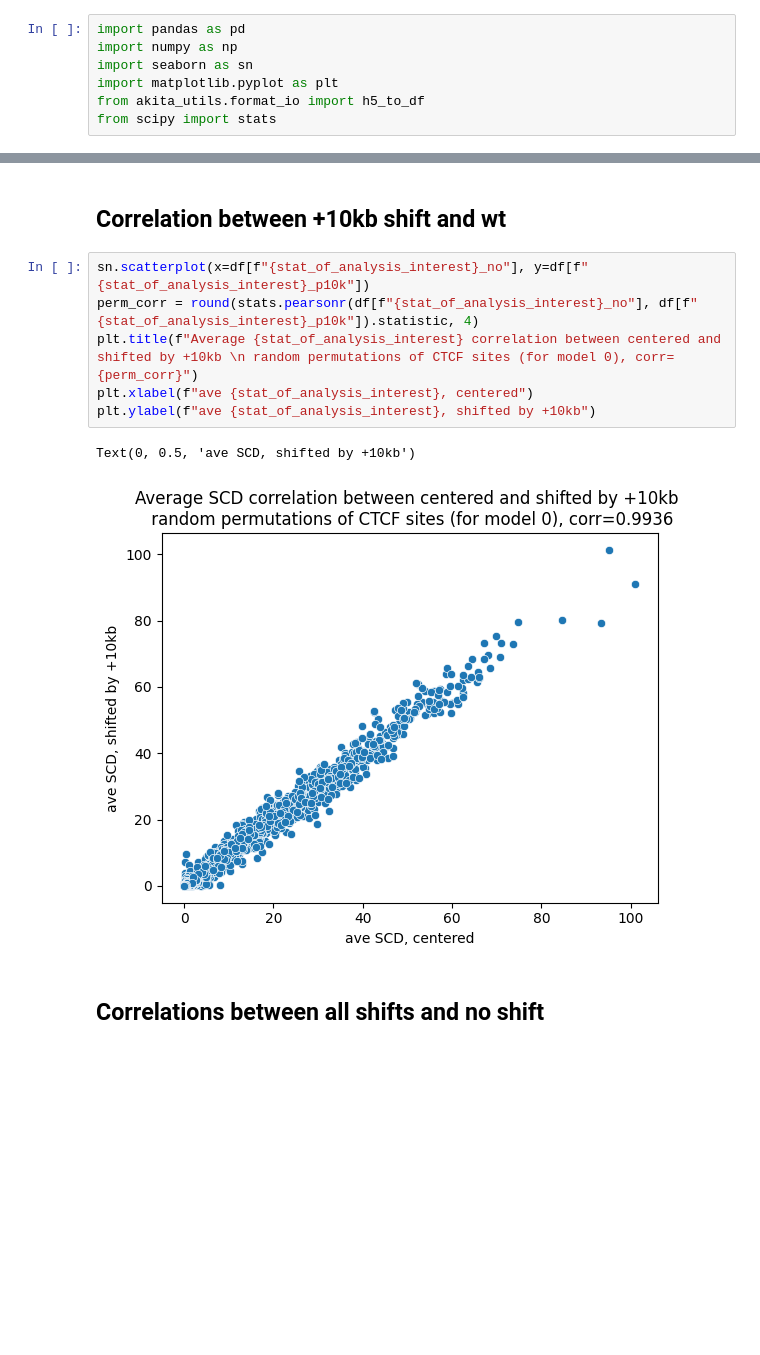
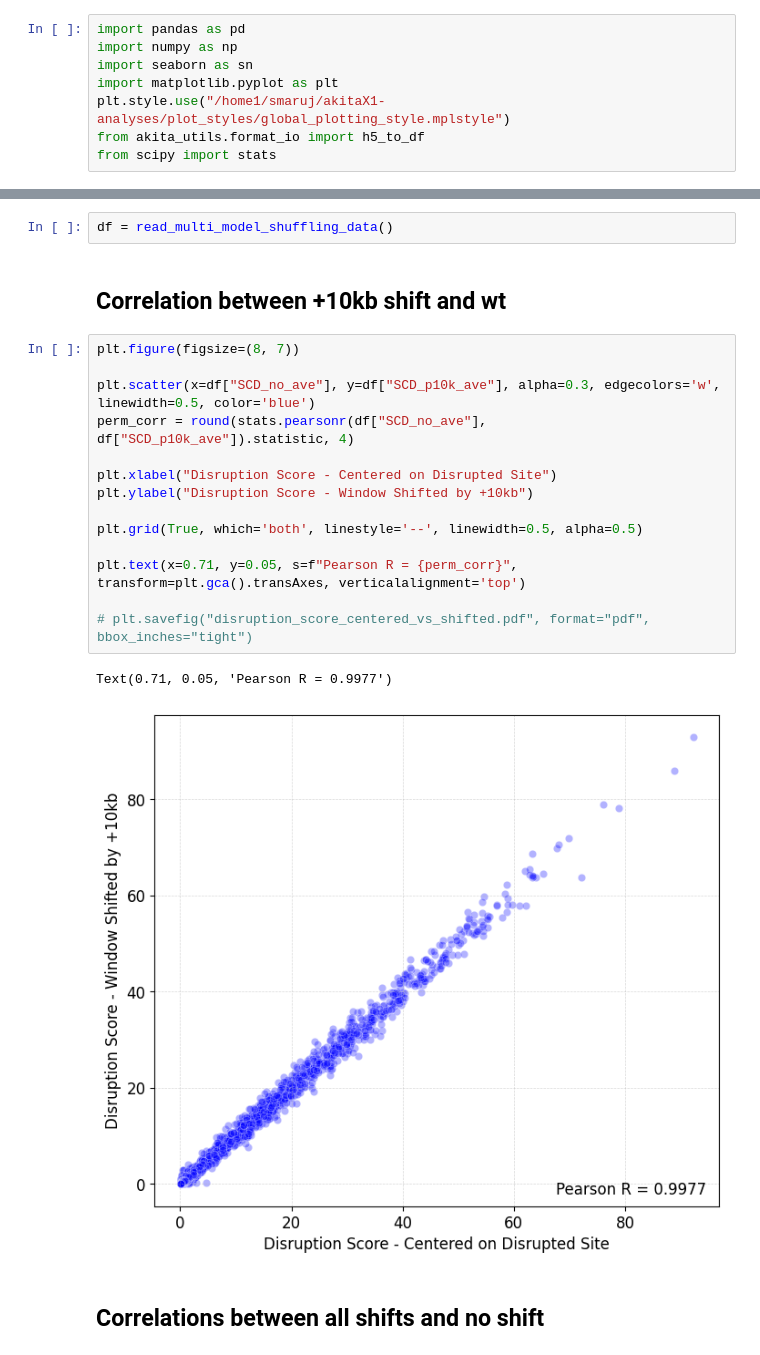
Before and after one commit to Fudenberg-Research-Group/akitaV2-analyses, a Jupyter notebook: experiments/genomic_disruption/shifted_permutations/analysis/analysis.ipynb, the cells around one changed output, grey strips where cells are left out. Drawn from its saved outputs; the diff is of its cells as text; blank space fills up the shorter version.

Commit message:
shifted disruption analysis

```diff
--- a/experiments/genomic_disruption/shifted_permutations/analysis/analysis.ipynb
+++ b/experiments/genomic_disruption/shifted_permutations/analysis/analysis.ipynb
@@ -3,5 +3,6 @@ import pandas as pd
 import numpy as np
 import seaborn as sn
 import matplotlib.pyplot as plt
+plt.style.use("/home1/smaruj/akitaX1-analyses/plot_styles/global_plotting_style.mplstyle")
 from akita_utils.format_io import h5_to_df
 from scipy import stats
@@ -21,14 +13,24 @@ df = read_and_average_shuffling_exp(data_dir, stat_to_average=stat_of_analysis_i
+# %%
+df = read_multi_model_shuffling_data()
 # %% [markdown]
 ## Correlation between +10kb shift and wt
 # %%
-sn.scatterplot(x=df[f"{stat_of_analysis_interest}_no"], y=df[f"{stat_of_analysis_interest}_p10k"])
-perm_corr = round(stats.pearsonr(df[f"{stat_of_analysis_interest}_no"], df[f"{stat_of_analysis_interest}_p10k"]).statistic, 4)
-plt.title(f"Average {stat_of_analysis_interest} correlation between centered and shifted by +10kb \n random permutations of CTCF sites (for model 0), corr={perm_corr}")
-plt.xlabel(f"ave {stat_of_analysis_interest}, centered")
-plt.ylabel(f"ave {stat_of_analysis_interest}, shifted by +10kb")
+plt.figure(figsize=(8, 7))
+
+plt.scatter(x=df["SCD_no_ave"], y=df["SCD_p10k_ave"], alpha=0.3, edgecolors='w', linewidth=0.5, color='blue')
+perm_corr = round(stats.pearsonr(df["SCD_no_ave"], df["SCD_p10k_ave"]).statistic, 4)
+
+plt.xlabel("Disruption Score - Centered on Disrupted Site")
+plt.ylabel("Disruption Score - Window Shifted by +10kb")
+
+plt.grid(True, which='both', linestyle='--', linewidth=0.5, alpha=0.5)
+
+plt.text(x=0.71, y=0.05, s=f"Pearson R = {perm_corr}", transform=plt.gca().transAxes, verticalalignment='top')
+
+# plt.savefig("disruption_score_centered_vs_shifted.pdf", format="pdf", bbox_inches="tight")
 # %% [output]
-Text(0, 0.5, 'ave SCD, shifted by +10kb')
+Text(0.71, 0.05, 'Pearson R = 0.9977')
-[figure, old version]
+[figure, new version]
 # %% [markdown]
 ## Correlations between all shifts and no shift
 # %%
```
Also changed, not shown: parts of 8 cells of this notebook, 1 other file.
